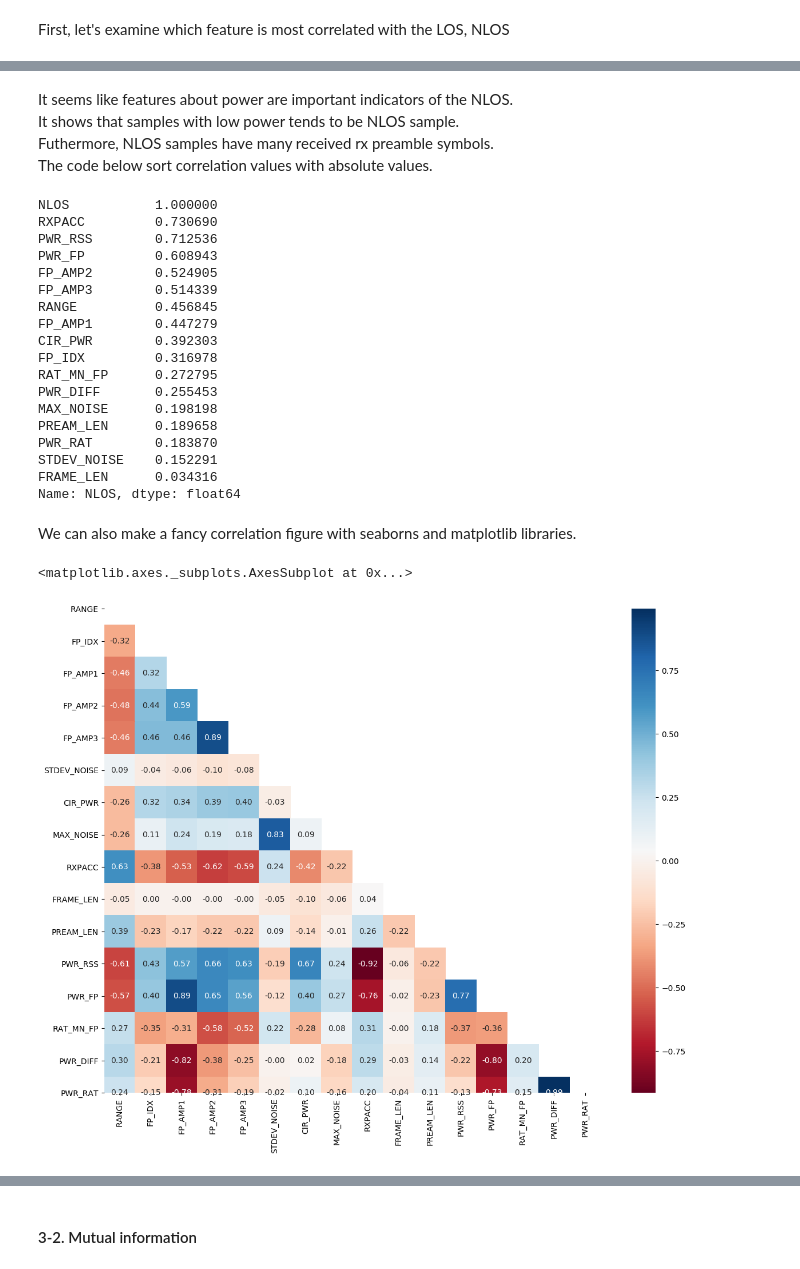
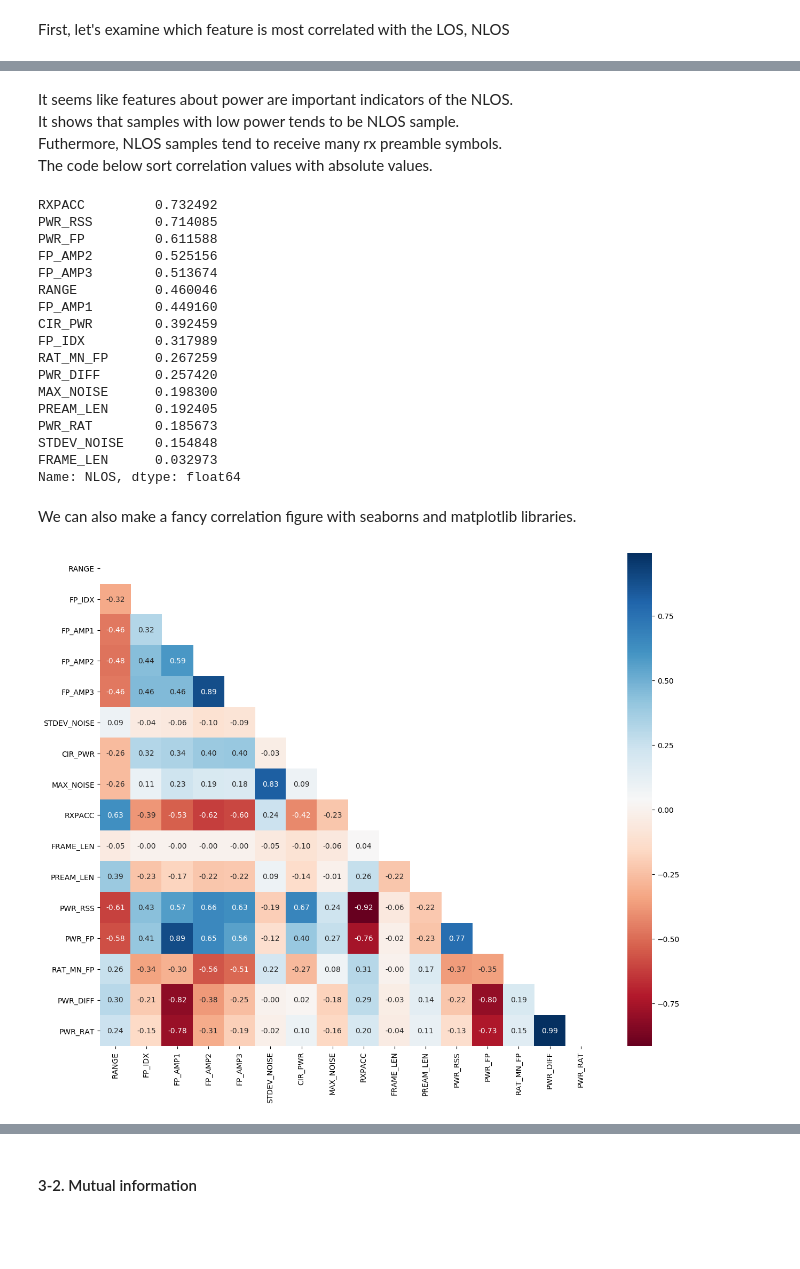
Before and after one commit to junyongeom/binary_classification_tutorial, a Jupyter notebook: classfication_tutorial.ipynb, the cells around one changed output, grey strips where cells are left out. Drawn from its saved outputs; the diff is of its cells as text; code cells hidden in the pictures; blank space fills up the shorter version.

```diff
--- a/classfication_tutorial.ipynb
+++ b/classfication_tutorial.ipynb
@@ -202,12 +195,16 @@ We train the model with the training samples and predict test samples' LOS/NLOS
 # %%
 from sklearn.ensemble import RandomForestClassifier
 
+baseline_features_14 = ['RANGE', 'FP_AMP1', 'FP_AMP2', 'FP_AMP3', 'STDEV_NOISE',
+                        'CIR_PWR', 'RXPACC', 'MAX_NOISE', 'FP_IDX',
+                        'PWR_RSS', 'PWR_FP', 'RAT_MN_FP', 'PWR_DIFF', 'PWR_RAT']
+
 # same hyperparameters with [2] and set random_state for the reproducibility
-baseline14_model = RandomForestClassifier(n_estimators=30, random_state=302)
+baseline14_model = RandomForestClassifier(n_estimators=30, random_state=123)
 # training
-baseline14_model.fit(train_X, train_y)
+baseline14_model.fit(train_X[baseline_features_14], train_y)
 # predicts LOS/NLOS using test samples
-pred_y = baseline14_model.predict(test_X)
+pred_y = baseline14_model.predict(test_X[baseline_features_14])
 # %% [markdown]
 Then let's see f1_score of the baseline model with 14 features.
 # %%
@@ -228,13 +225,9 @@ So let's test again with the model which trained with the 4 features.
 # %%
 baseline_features_4 = ['PWR_DIFF', 'FP_IDX', 'PWR_FP', 'FP_AMP2']
 
-y = dataset['NLOS']
-X = dataset[baseline_features_4]
-train_X, test_X, train_y, test_y = train_test_split(X, y, test_size=0.2, random_state=302)
-
-baseline4_model = RandomForestClassifier(n_estimators=30, random_state=302)
-baseline4_model.fit(train_X, train_y)
-pred_y = baseline4_model.predict(test_X)
+baseline4_model = RandomForestClassifier(n_estimators=30, random_state=123)
+baseline4_model.fit(train_X[baseline_features_4], train_y)
+pred_y = baseline4_model.predict(test_X[baseline_features_4])
 baseline4_score = f1_score(test_y, pred_y)
 
 print('baseline 4 f1 score:', baseline4_score)
@@ -250,6 +243,13 @@ But, above result indicates that the 4 useful features are not enough to disting
 # %% [markdown]
 In the last section, baseline model showed reasonable performance (0.907 f1 score) with 14 features.
 But how can we know which features are informative and which ones hinder training?
+# %%
+# 16 available features
+features = ['RANGE', 'FP_IDX', 'FP_AMP1', 'FP_AMP2', 'FP_AMP3',
+            'STDEV_NOISE', 'CIR_PWR', 'MAX_NOISE', 'RXPACC', 'FRAME_LEN',
+            'PREAM_LEN', 'PWR_RSS', 'PWR_FP', 'RAT_MN_FP', 'PWR_DIFF', 'PWR_RAT']
+train_X = train_X[features]
+training_set = pd.concat([train_y, train_X], axis=1)
 # %% [markdown]
 #### 3-1. Correlation
 # %% [markdown]
@@ -289,48 +282,45 @@ Name: NLOS, dtype: float64
 # %% [markdown]
 It seems like features about power are important indicators of the NLOS.
 It shows that samples with low power tends to be NLOS sample.
-Futhermore, NLOS samples have many received rx preamble symbols.
+Futhermore, NLOS samples tend to receive many rx preamble symbols.
 The code below sort correlation values with absolute values.
 # %%
-abs(my_dataset.corr()['NLOS']).sort_values(ascending=False)
+corr_scores = abs(training_set.corr()['NLOS']).sort_values(ascending=False)[1:] # save it for future use
+corr_scores
 # %% [output]
-NLOS           1.000000
-RXPACC         0.730690
-PWR_RSS        0.712536
-PWR_FP         0.608943
-FP_AMP2        0.524905
-FP_AMP3        0.514339
-RANGE          0.456845
-FP_AMP1        0.447279
-CIR_PWR        0.392303
-FP_IDX         0.316978
-RAT_MN_FP      0.272795
-PWR_DIFF       0.255453
-MAX_NOISE      0.198198
-PREAM_LEN      0.189658
-PWR_RAT        0.183870
-STDEV_NOISE    0.152291
-FRAME_LEN      0.034316
+RXPACC         0.732492
+PWR_RSS        0.714085
+PWR_FP         0.611588
+FP_AMP2        0.525156
+FP_AMP3        0.513674
+RANGE          0.460046
+FP_AMP1        0.449160
+CIR_PWR        0.392459
+FP_IDX         0.317989
+RAT_MN_FP      0.267259
+PWR_DIFF       0.257420
+MAX_NOISE      0.198300
+PREAM_LEN      0.192405
+PWR_RAT        0.185673
+STDEV_NOISE    0.154848
+FRAME_LEN      0.032973
 Name: NLOS, dtype: float64
 # %% [markdown]
 We can also make a fancy correlation figure with seaborns and matplotlib libraries.
 # %%
 import seaborn as sns
 import matplotlib.pyplot as plt
 
 # mask is optional for removes upper triangle of the plot
-mask = np.zeros_like(my_dataset.drop('NLOS', axis=1).corr())
+mask = np.zeros_like(train_X.corr())
 mask[np.triu_indices_from(mask)] = True
 
-plt.subplots(figsize=(14, 11))
-sns.heatmap(my_dataset.drop('NLOS', axis=1).corr(),
-            annot=True,
-            fmt='.2f',
-            cmap='RdBu',
-            mask=mask)
+plt.figure(figsize=(15, 12))
+ax = sns.heatmap(train_X.corr(), annot=True, fmt='.2f', mask=mask, cmap='RdBu')
+ax.set_ylim(16, 0) # prevents heatmap row cut
+plt.show()
 # %% [output]
-<matplotlib.axes._subplots.AxesSubplot at 0x...>
-[figure, old version]
+[figure, new version]
 # %% [markdown]
 If we just look at to the correlation values which higher than 0.8 or lower than -0.8, we can list
 FP_AMP3 <-> FP_AMP2: 0.89
```
Also changed, not shown: parts of 74 cells of this notebook.
